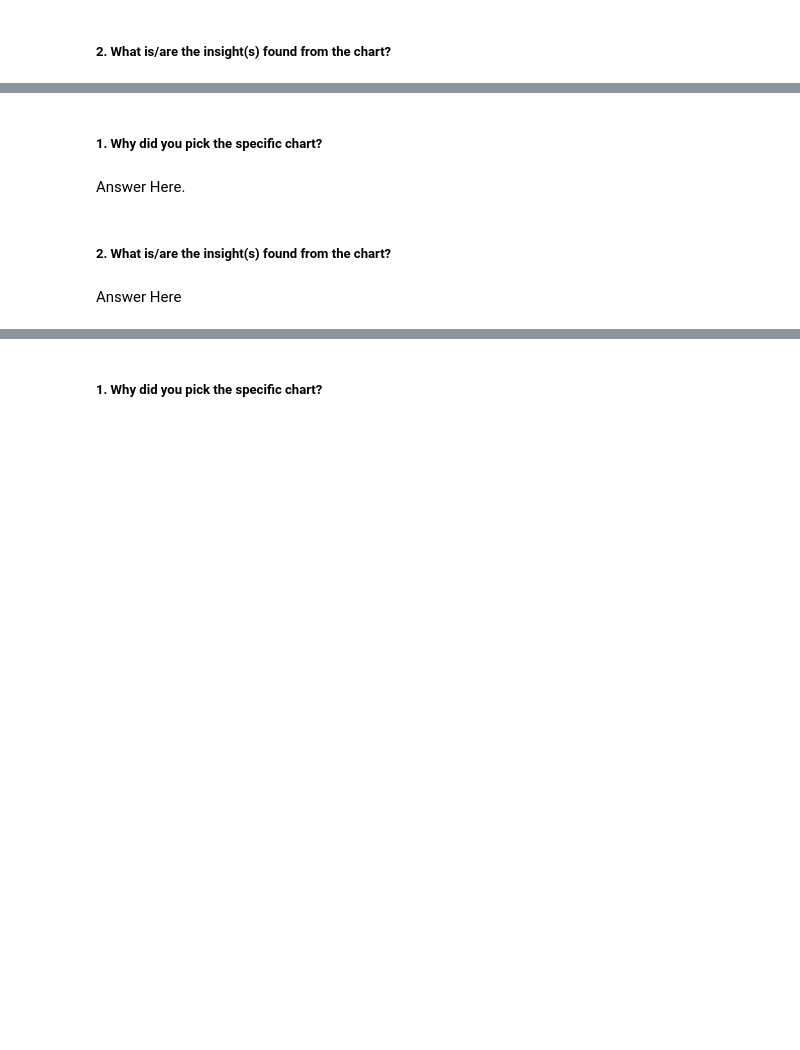
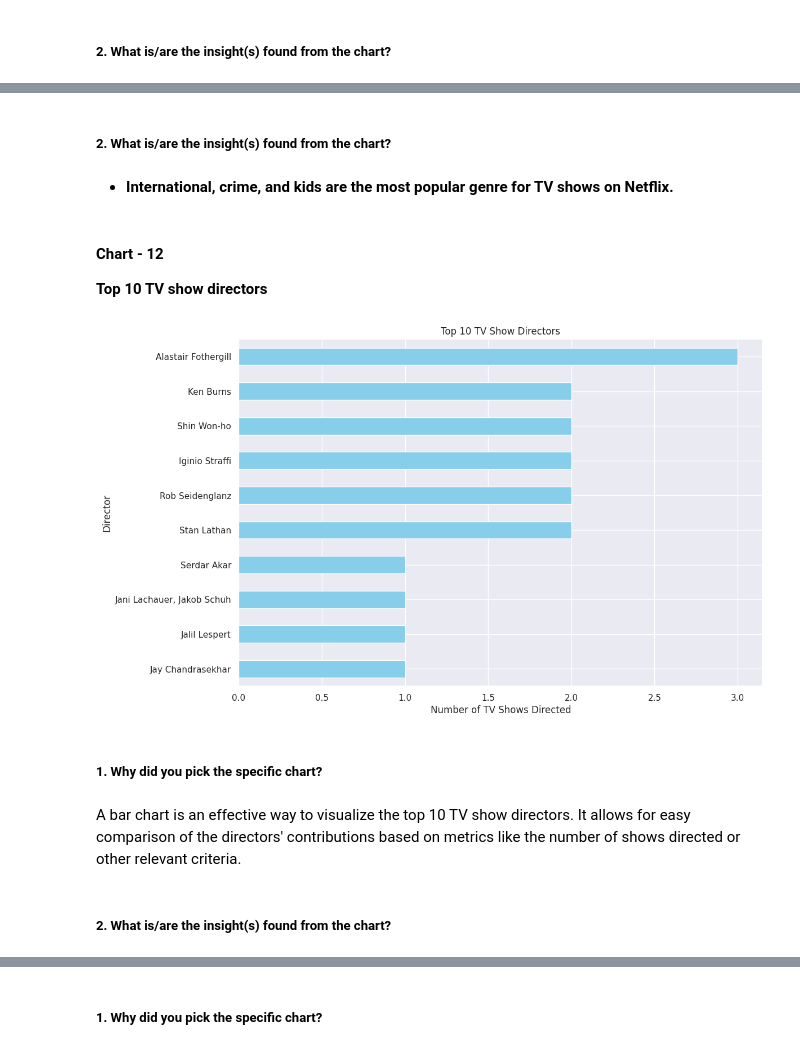
Before and after one commit to PawanYadav007s/Netflix-clustering-ML-Project, a Jupyter notebook: PAwan_of_Sample_ML_Submission_Template.ipynb, the cells around one changed output, grey strips where cells are left out. Drawn from its saved outputs; the diff is of its cells as text; code cells hidden in the pictures; blank space fills up the shorter version.

```diff
--- a/PAwan_of_Sample_ML_Submission_Template.ipynb
+++ b/PAwan_of_Sample_ML_Submission_Template.ipynb
@@ -1044,8 +1068,25 @@ Answer Here
+# %% [markdown]
+##### 2. What is/are the insight(s) found from the chart?
+# %% [markdown]
+* **International, crime, and kids are the most popular genre for TV shows on Netflix.**
+# %% [markdown]
+#### Chart - 12
+**Top 10 TV show directors**
+# %%
+# Chart - 12 visualization code
+plt.figure(figsize=(12, 8))  # Adjusting figure size
+top_tv_directors = df[(df['director'] != 'Unknown') & (df['type'] == 'TV Show')]['director'].value_counts().nlargest(10)
+top_tv_directors.plot(kind='barh', color='skyblue')  # Plotting horizontal bar plot
+plt.title('Top 10 TV Show Directors')  # Adding title
+plt.xlabel('Number of TV Shows Directed')  # Adding x-axis label
+plt.ylabel('Director')  # Adding y-axis label
+plt.gca().invert_yaxis()  # Inverting y-axis to have the highest count at the top
+plt.show()
+# %% [output]
+[figure, added]
 # %% [markdown]
 ##### 1. Why did you pick the specific chart?
-# %% [markdown]
-Answer Here.
+# %% [markdown]
+A bar chart is an effective way to visualize the top 10 TV show directors. It allows for easy comparison of the directors' contributions based on metrics like the number of shows directed or other relevant criteria.
 # %% [markdown]
 ##### 2. What is/are the insight(s) found from the chart?
-# %% [markdown]
-Answer Here
```
Also changed, not shown: parts of 56 cells of this notebook.
